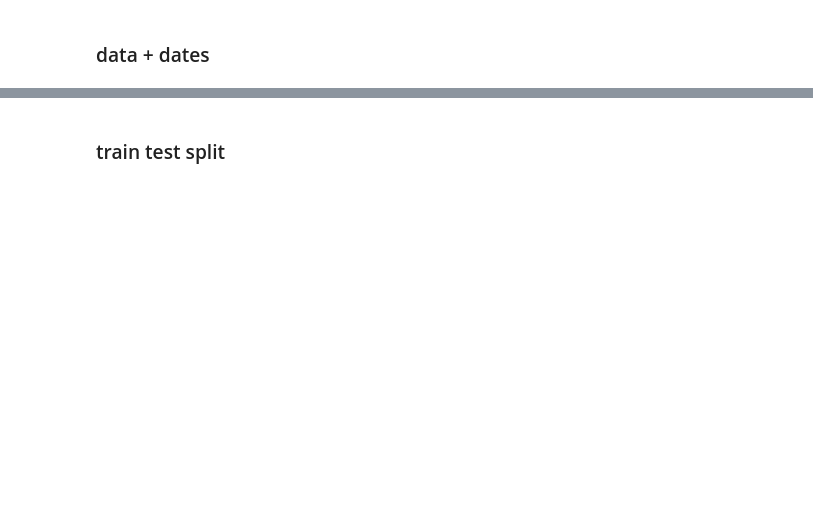
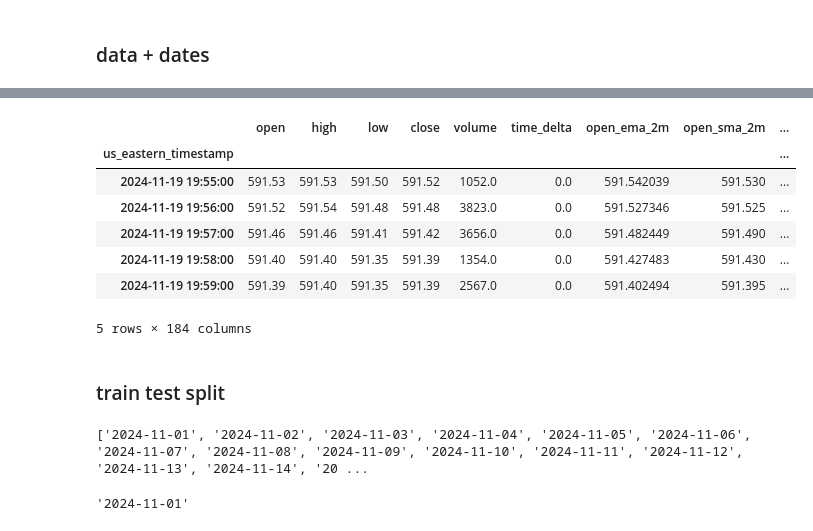
Before and after one commit to hub-Abhishek/AthenaInsights, a Jupyter notebook: notebooks/data_cleaning/testing_model_multiple_dates.ipynb, the cells around one changed output, grey strips where cells are left out. Cells and saved outputs as stored; diff of their text form; code cells hidden in the pictures; blank space fills up the shorter version.

```diff
--- a/notebooks/data_cleaning/testing_model_multiple_dates.ipynb
+++ b/notebooks/data_cleaning/testing_model_multiple_dates.ipynb
@@ -25,11 +33,29 @@ df['mapped_category'].value_counts()
+# %%
+df.tail()
+# %% [output]
+|  | open | high | low | close | volume | time_delta | open_ema_2m | open_sma_2m | ... |
+| us_eastern_timestamp |  |  |  |  |  |  |  |  | ... |
+| 2024-11-19 19:55:00 | 591.53 | 591.53 | 591.50 | 591.52 | 1052.0 | 0.0 | 591.542039 | 591.530 | ... |
+| 2024-11-19 19:56:00 | 591.52 | 591.54 | 591.48 | 591.48 | 3823.0 | 0.0 | 591.527346 | 591.525 | ... |
+| 2024-11-19 19:57:00 | 591.46 | 591.46 | 591.41 | 591.42 | 3656.0 | 0.0 | 591.482449 | 591.490 | ... |
+| 2024-11-19 19:58:00 | 591.40 | 591.40 | 591.35 | 591.39 | 1354.0 | 0.0 | 591.427483 | 591.430 | ... |
+| 2024-11-19 19:59:00 | 591.39 | 591.40 | 591.35 | 591.39 | 2567.0 | 0.0 | 591.402494 | 591.395 | ... |
+5 rows × 184 columns
 # %% [markdown]
 ### train test split
 # %%
 from datetime import datetime, timedelta
 # %%
-start_date = '2024-10-01'
-end_date = datetime.today().strftime('%Y-%m-%d')
+start_date = '2024-11-01'
+end_date = '2024-11-19' # datetime.today().strftime('%Y-%m-%d')
 date_series = pd.date_range(start=start_date, end=end_date, freq='D')
+date_series = [z.strftime('%Y-%m-%d') for z in date_series]
 print(date_series)
+# %% [output]
+['2024-11-01', '2024-11-02', '2024-11-03', '2024-11-04', '2024-11-05', '2024-11-06', '2024-11-07', '2024-11-08', '2024-11-09', '2024-11-10', '2024-11-11', '2024-11-12', '2024-11-13', '2024-11-14', '20 ...
+# %%
+date_series[0]
+# %% [output]
+'2024-11-01'
 # %%
 # Create a DataFrame with initial content
```
Also changed, not shown: parts of 15 cells of this notebook, 2 other files.
